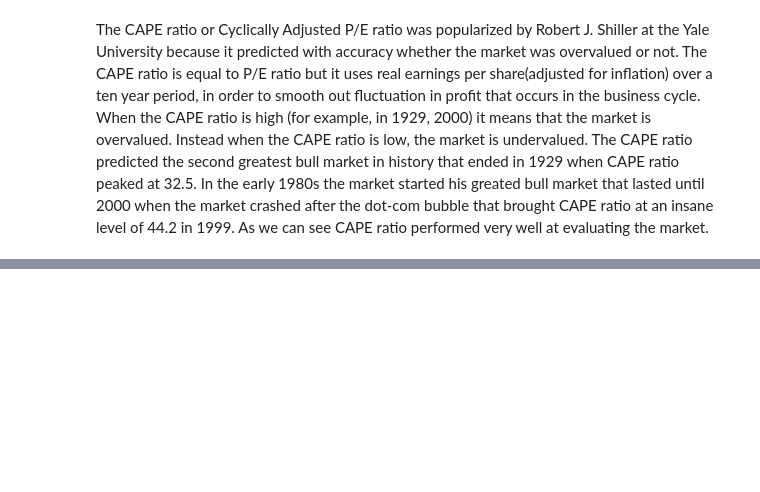
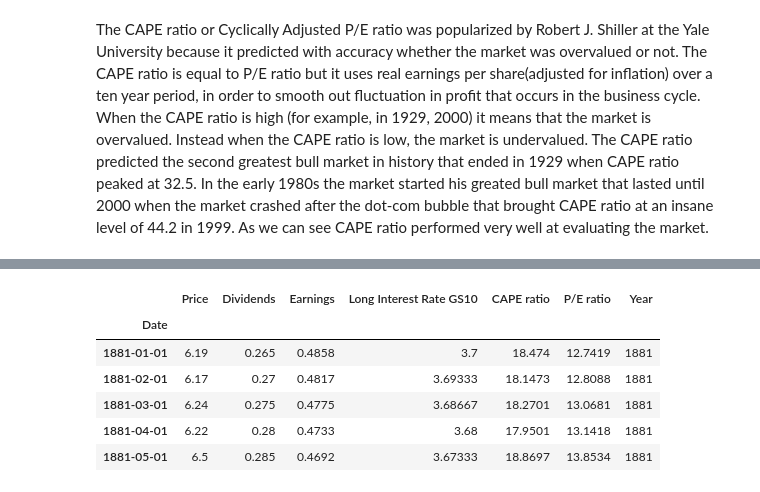
Before and after one commit to emanuelecora/P-E-and-Stock-Market-Return, a Jupyter notebook: Notebook.ipynb, the cells around one changed output, grey strips where cells are left out. Saved outputs shown, nothing was run; the diff lists cells and outputs as text; code cells hidden in the pictures; blank space fills up the shorter version.

```diff
--- a/Notebook.ipynb
+++ b/Notebook.ipynb
@@ -159,2 +185,12 @@ As we can see CAPE ratio performed very well at evaluating the market.
+# %%
+df.head()
+# %% [output]
+|  | Price | Dividends | Earnings | Long Interest Rate GS10 | CAPE ratio | P/E ratio | Year |
+| Date |  |  |  |  |  |  |  |
+| 1881-01-01 | 6.19 | 0.265 | 0.4858 | 3.7 | 18.474 | 12.7419 | 1881 |
+| 1881-02-01 | 6.17 | 0.27 | 0.4817 | 3.69333 | 18.1473 | 12.8088 | 1881 |
+| 1881-03-01 | 6.24 | 0.275 | 0.4775 | 3.68667 | 18.2701 | 13.0681 | 1881 |
+| 1881-04-01 | 6.22 | 0.28 | 0.4733 | 3.68 | 17.9501 | 13.1418 | 1881 |
+| 1881-05-01 | 6.5 | 0.285 | 0.4692 | 3.67333 | 18.8697 | 13.8534 | 1881 |
 # %%
 df.reset_index(inplace=True)
```
Also changed, not shown: parts of 4 cells of this notebook.
